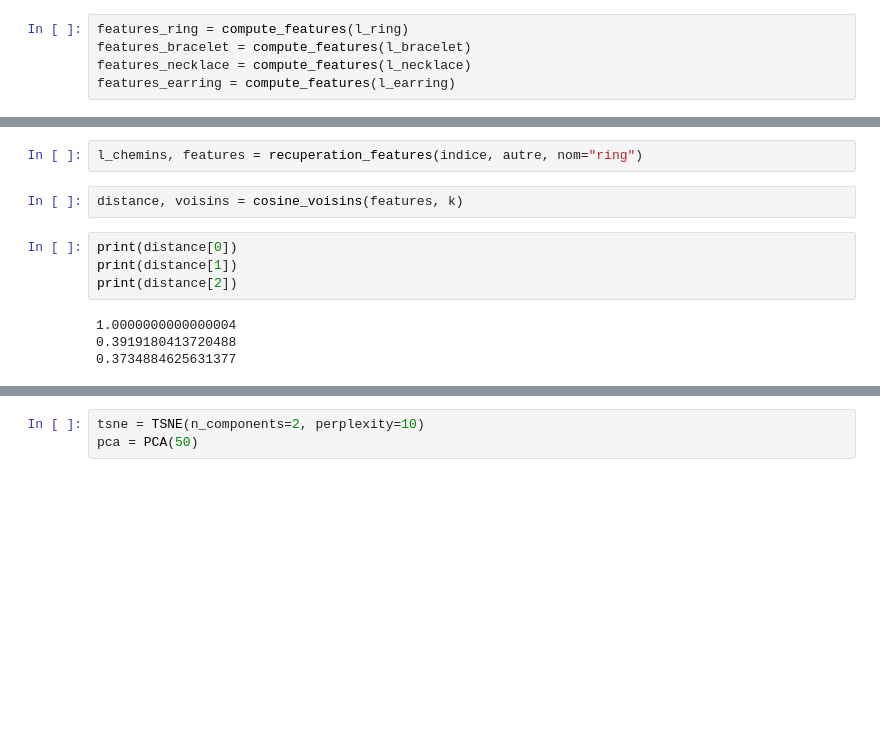
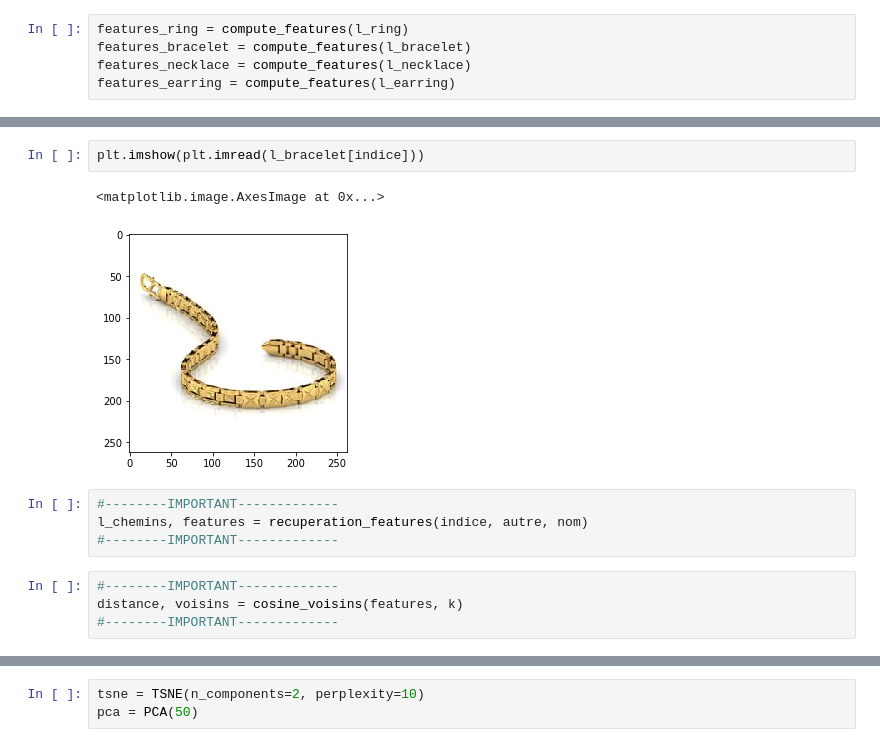
Before and after one commit to m-emmeline/Projet_RecomStyle, a Jupyter notebook: recom_style.ipynb, the cells around one changed output, grey strips where cells are left out. Saved outputs shown, nothing was run; the diff lists cells and outputs as text; blank space fills up the shorter version.

```diff
--- a/recom_style.ipynb
+++ b/recom_style.ipynb
@@ -212,13 +219,14 @@ autre = True
+# %%
+plt.imshow(plt.imread(l_bracelet[indice]))
+# %% [output]
+<matplotlib.image.AxesImage at 0x...>
+[figure, added]
 # %%
-l_chemins, features = recuperation_features(indice, autre, nom="ring")
+#--------IMPORTANT-------------
+l_chemins, features = recuperation_features(indice, autre, nom)
+#--------IMPORTANT-------------
 # %%
+#--------IMPORTANT-------------
 distance, voisins = cosine_voisins(features, k)
+#--------IMPORTANT-------------
-# %%
-print(distance[0])
-print(distance[1])
-print(distance[2])
-# %% [output]
-1.0000000000000004
-0.3919180413720488
-0.3734884625631377
 # %%
```
Also changed, not shown: parts of 12 cells of this notebook.
